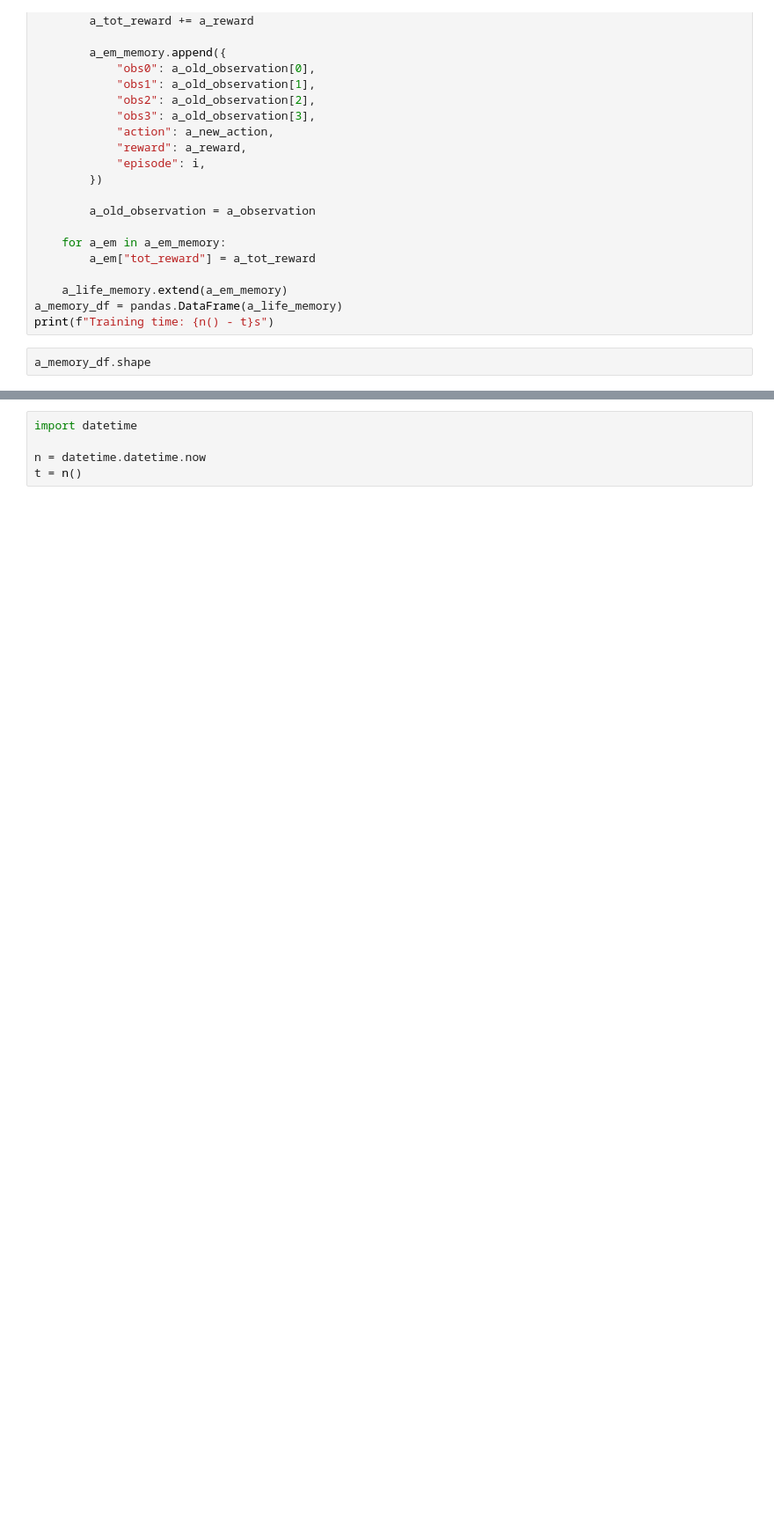
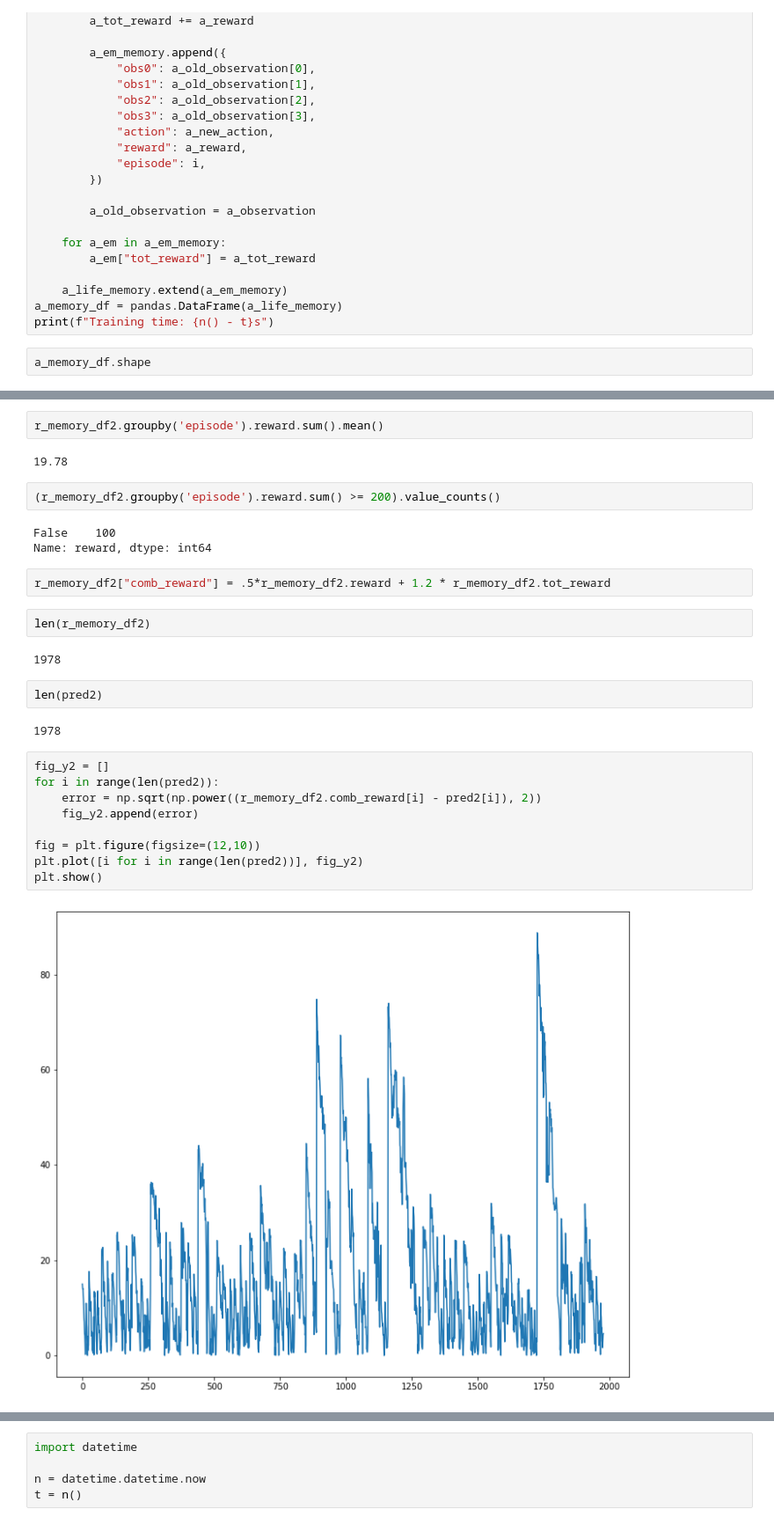
Before and after one commit to HyosikMoon/Coursera, a Jupyter notebook: Machine_Learning/Course5_Deep_Learning_and_Reinforcement_Learning/Proj/Course_Project_DL_5.ipynb, the cells around one changed output, grey strips where cells are left out. Shown at 88% size. Saved outputs shown, nothing was run; the diff lists cells and outputs as text; blank space fills up the shorter version.

```diff
--- a/Machine_Learning/Course5_Deep_Learning_and_Reinforcement_Learning/Proj/Course_Project_DL_5.ipynb
+++ b/Machine_Learning/Course5_Deep_Learning_and_Reinforcement_Learning/Proj/Course_Project_DL_5.ipynb
@@ -186,0 +332,30 @@ r_memory_df.groupby("episode").reward.sum().mean()
+# %%
+r_memory_df2.groupby('episode').reward.sum().mean()
+# %% [output]
+19.78
+# %%
+(r_memory_df2.groupby('episode').reward.sum() >= 200).value_counts()
+# %% [output]
+False    100
+Name: reward, dtype: int64
+# %%
+r_memory_df2["comb_reward"] = .5*r_memory_df2.reward + 1.2 * r_memory_df2.tot_reward
+# %%
+len(r_memory_df2)
+# %% [output]
+1978
+# %%
+len(pred2)
+# %% [output]
+1978
+# %%
+fig_y2 = []
+for i in range(len(pred2)):
+    error = np.sqrt(np.power((r_memory_df2.comb_reward[i] - pred2[i]), 2))
+    fig_y2.append(error)
+
+fig = plt.figure(figsize=(12,10))
+plt.plot([i for i in range(len(pred2))], fig_y2)
+plt.show()
+# %% [output]
+[figure, added]
```
Also changed, not shown: parts of 71 cells of this notebook, 2 other files.
